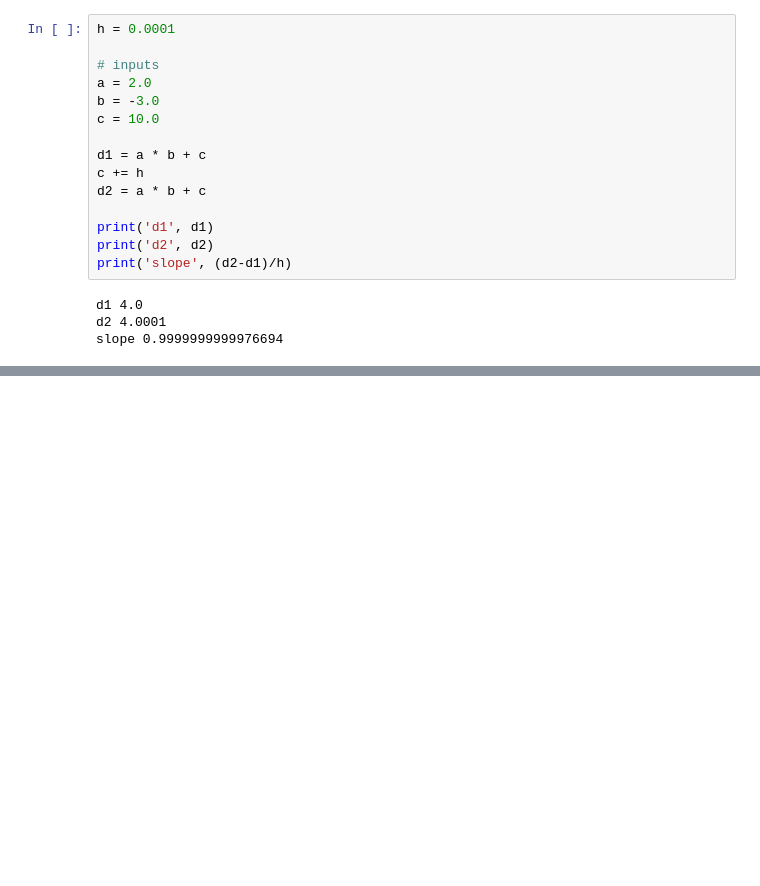
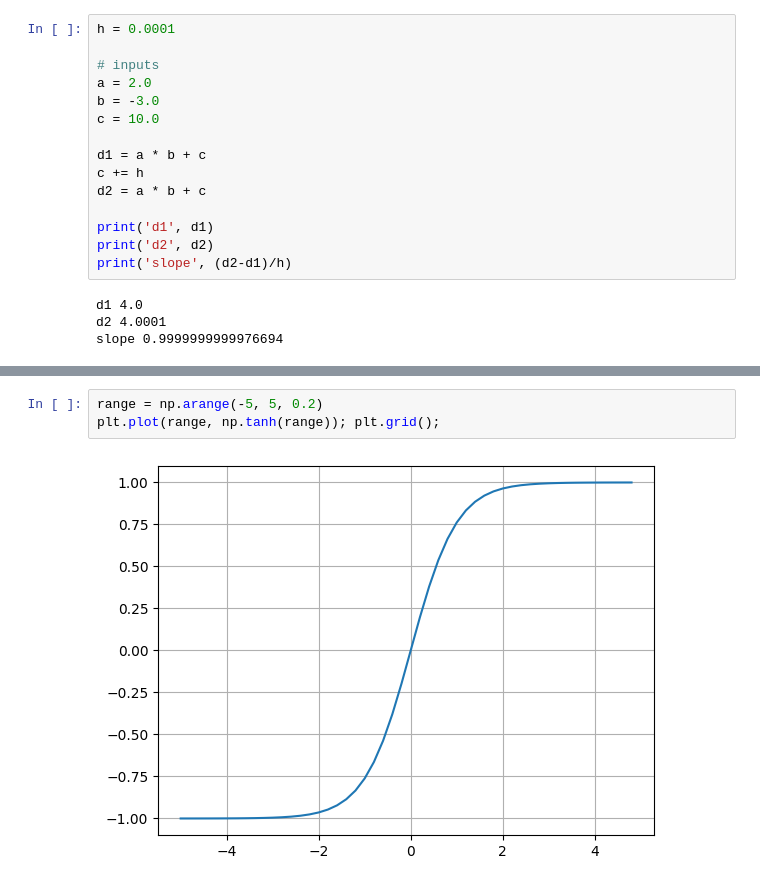
Before and after one commit to sixtymage/learn-transformer, a Jupyter notebook: src/building-micrograd/learn-1.ipynb, the cells around one changed output, grey strips where cells are left out. Cells and saved outputs as stored; diff of their text form; blank space fills up the shorter version.

```diff
--- a/src/building-micrograd/learn-1.ipynb
+++ b/src/building-micrograd/learn-1.ipynb
@@ -94,0 +205,5 @@ d._op
+# %%
+range = np.arange(-5, 5, 0.2)
+plt.plot(range, np.tanh(range)); plt.grid();
+# %% [output]
+[figure, added]
```
Also changed, not shown: parts of 11 cells of this notebook, 1 other file.
